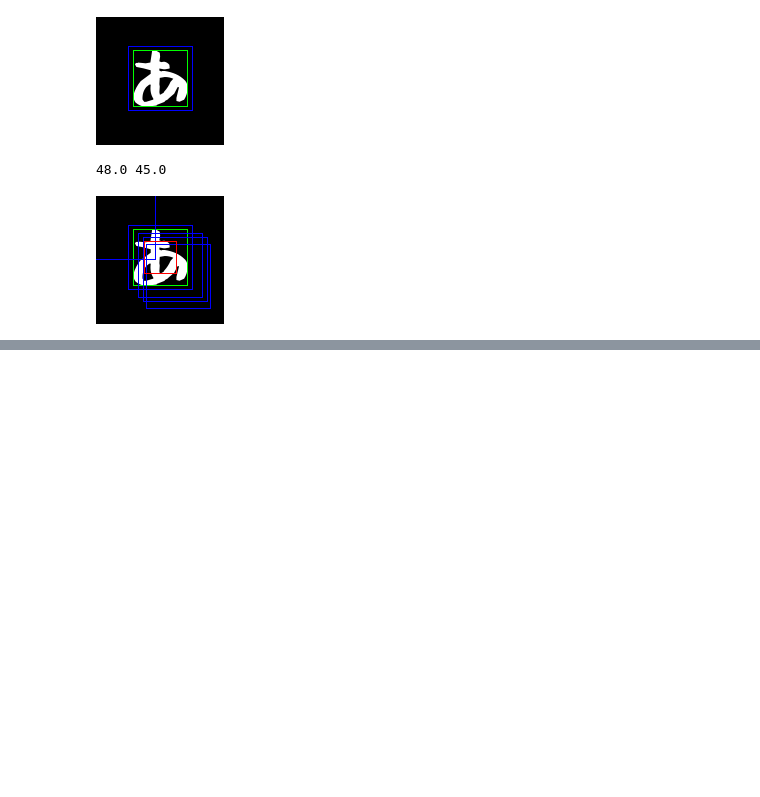
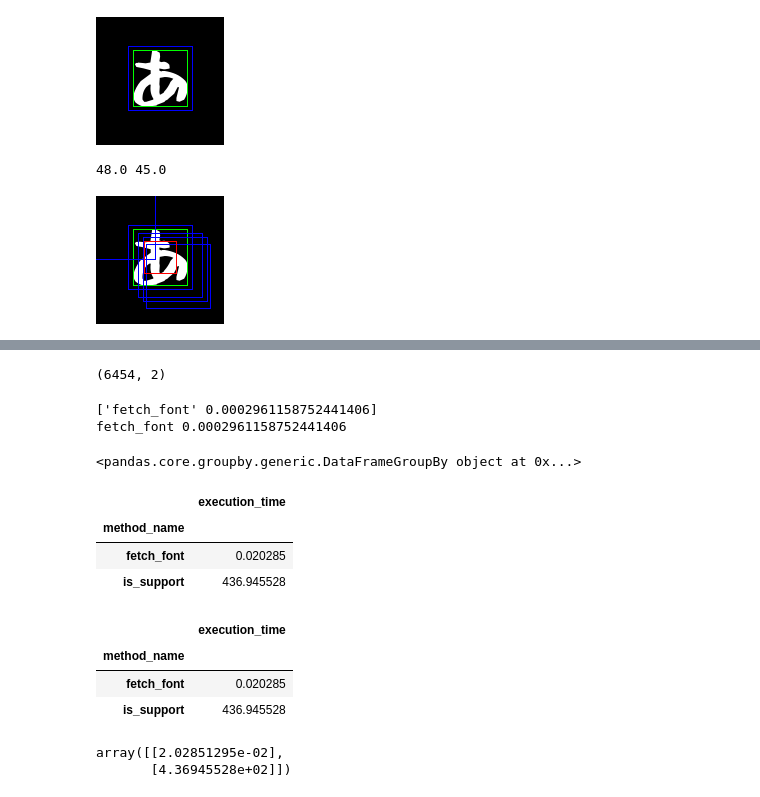
Before and after one commit to ichisadashioko/hiragana-recognition, a Jupyter notebook: note.ipynb, the cells around one changed output, grey strips where cells are left out. Cells and saved outputs as stored; diff of their text form; code cells hidden in the pictures; blank space fills up the shorter version.

```diff
--- a/note.ipynb
+++ b/note.ipynb
@@ -187,0 +272,38 @@ pil_image
+# %%
+np_data.shape
+# %% [output]
+(6454, 2)
+# %%
+for row in np_data:
+    print(row)
+    method_name, execution_time = row[:2]
+    print(method_name, execution_time)
+    break
+# %% [output]
+['fetch_font' 0.0002961158752441406]
+fetch_font 0.0002961158752441406
+# %%
+g = data.groupby('method_name')
+g
+# %% [output]
+<pandas.core.groupby.generic.DataFrameGroupBy object at 0x...>
+# %%
+execution_time_by_method_name = g.sum()
+execution_time_by_method_name
+# %% [output]
+|  | execution_time |
+| method_name |  |
+| fetch_font | 0.020285 |
+| is_support | 436.945528 |
+# %%
+execution_time_by_method_name
+# %% [output]
+|  | execution_time |
+| method_name |  |
+| fetch_font | 0.020285 |
+| is_support | 436.945528 |
+# %%
+execution_time_by_method_name.to_numpy()
+# %% [output]
+array([[2.02851295e-02],
+       [4.36945528e+02]])
```
Also changed, not shown: parts of 17 cells of this notebook, 5 other files.
